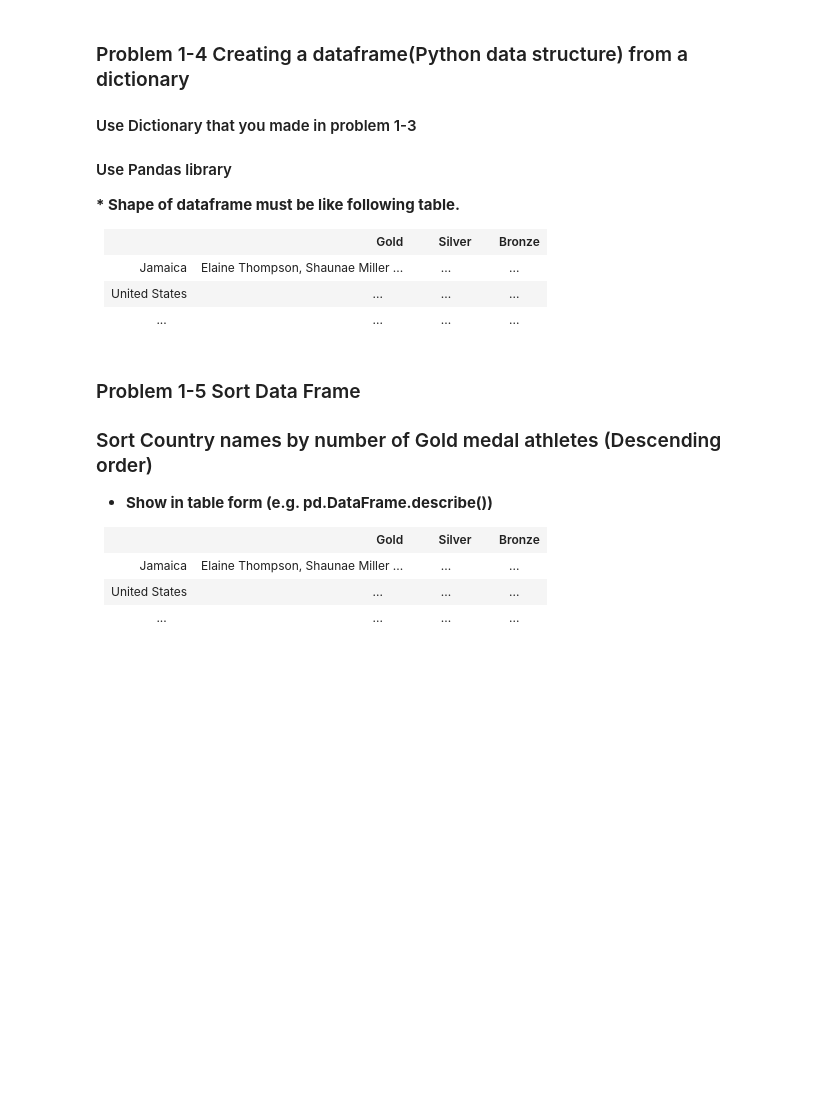
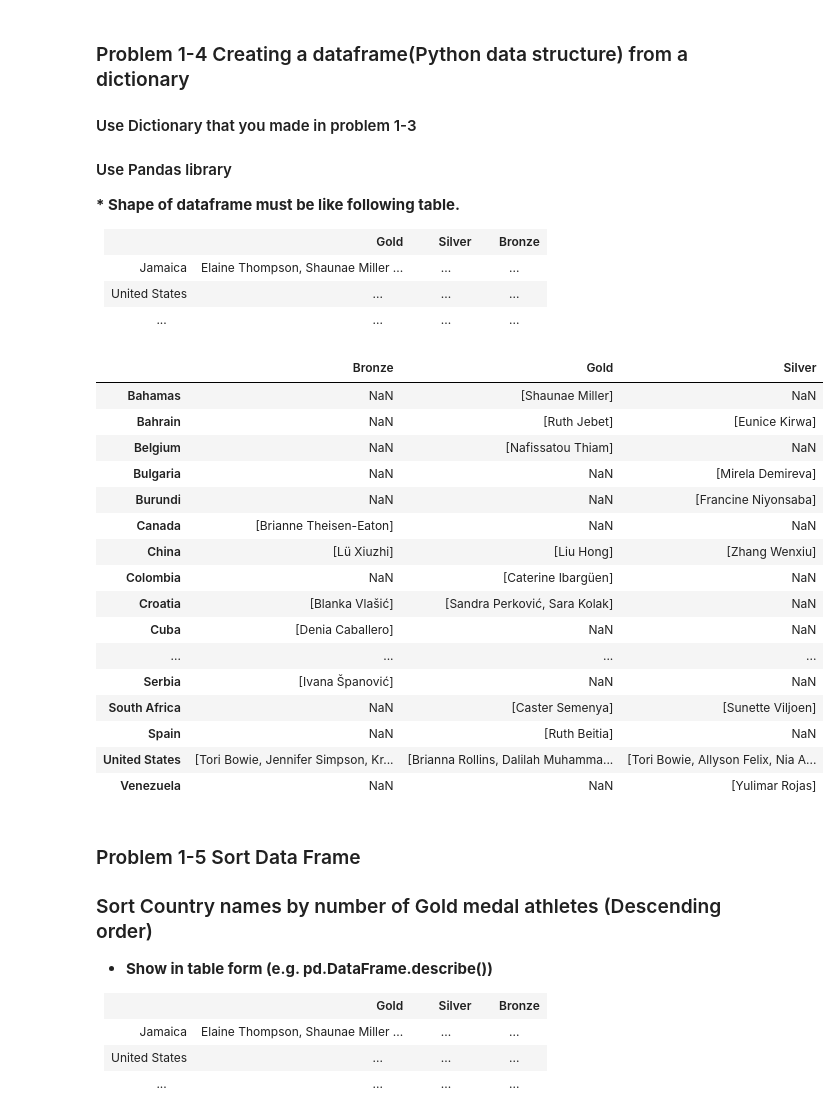
Before and after one commit to JinheonBaek/DataScience, a Jupyter notebook: HW-2/HW2_2016320198_백진헌.ipynb, the cells around one changed output. Drawn from its saved outputs; the diff is of its cells as text; code cells hidden in the pictures; blank space fills up the shorter version.

```diff
--- a/HW-2/HW2_2016320198_백진헌.ipynb
+++ b/HW-2/HW2_2016320198_백진헌.ipynb
@@ -228,0 +249,16 @@ a = {}
+# %%
+atheletics_women_medalists = {}
+# %%
+'''
+for medalist in gold_medalists:
+    if len(medalist) == 2:
+        if medalist[1] in atheletics_women_medalists:
+            atheletics_women_medalists[medalist[1]]['Gold'].append(medalist[0])
+        else:
+            atheletics_women_medalists[medalist[1]] = {'Gold': [medalist[0]]}
+    else:
+        if medalist[0] in atheletics_women_medalists:
+            atheletics_women_medalists[medalist[0]]['Gold'].extend(medalist[1:])
+        else:
+            atheletics_women_medalists[medalist[0]] = {'Gold': medalist[1:]}
+'''
@@ -228,0 +267,19 @@ a = {}
+# %%
+for i in range(3):
+    for medalist in medalists[i]:
+        if len(medalist) == 2:
+            if medalist[1] in atheletics_women_medalists and medals[i] in atheletics_women_medalists[medalist[1]]:
+                atheletics_women_medalists[medalist[1]][medals[i]].append(medalist[0])
+            else:
+                if medalist[1] in atheletics_women_medalists:
+                    atheletics_women_medalists[medalist[1]][medals[i]] = [medalist[0]]
+                else:
+                    atheletics_women_medalists[medalist[1]] = {medals[i]: [medalist[0]]}
+        else:
+            if medalist[0] in atheletics_women_medalists and medals[i] in atheletics_women_medalists[medalist[0]]:
+                atheletics_women_medalists[medalist[0]][medals[i]].extend(medalist[1:])
+            else:
+                if medalist[0] in atheletics_women_medalists:
+                    atheletics_women_medalists[medalist[0]][medals[i]] = [medalist[1:]]
+                else:
+                    atheletics_women_medalists[medalist[0]] = {medals[i]: medalist[1:]}
@@ -270,8 +347,27 @@ __* Shape of dataframe must be like following table.__
 # indices: countries, columns: Medal type
 
 ###YOUR CODE HERE###
-df = pd.DataFrame.from_dict()
-df.describe() # print df
+df = pd.DataFrame.from_dict(atheletics_women_medalists).T
+# %%
+df
+# %% [output]
+|  | Bronze | Gold | Silver |
+| Bahamas | NaN | [Shaunae Miller] | NaN |
+| Bahrain | NaN | [Ruth Jebet] | [Eunice Kirwa] |
+| Belgium | NaN | [Nafissatou Thiam] | NaN |
+| Bulgaria | NaN | NaN | [Mirela Demireva] |
+| Burundi | NaN | NaN | [Francine Niyonsaba] |
+| Canada | [Brianne Theisen-Eaton] | NaN | NaN |
+| China | [Lü Xiuzhi] | [Liu Hong] | [Zhang Wenxiu] |
+| Colombia | NaN | [Caterine Ibargüen] | NaN |
+| Croatia | [Blanka Vlašić] | [Sandra Perković, Sara Kolak] | NaN |
+| Cuba | [Denia Caballero] | NaN | NaN |
+| ... | ... | ... | ... |
+| Serbia | [Ivana Španović] | NaN | NaN |
+| South Africa | NaN | [Caster Semenya] | [Sunette Viljoen] |
+| Spain | NaN | [Ruth Beitia] | NaN |
+| United States | [Tori Bowie, Jennifer Simpson, Kr... | [Brianna Rollins, Dalilah Muhamma... | [Tori Bowie, Allyson Felix, Nia A... |
+| Venezuela | NaN | NaN | [Yulimar Rojas] |
 # %% [markdown]
 ### Problem 1-5 Sort Data Frame
 ### Sort Country names by number of Gold medal athletes (Descending order)
```
Also changed, not shown: parts of 7 cells of this notebook.
